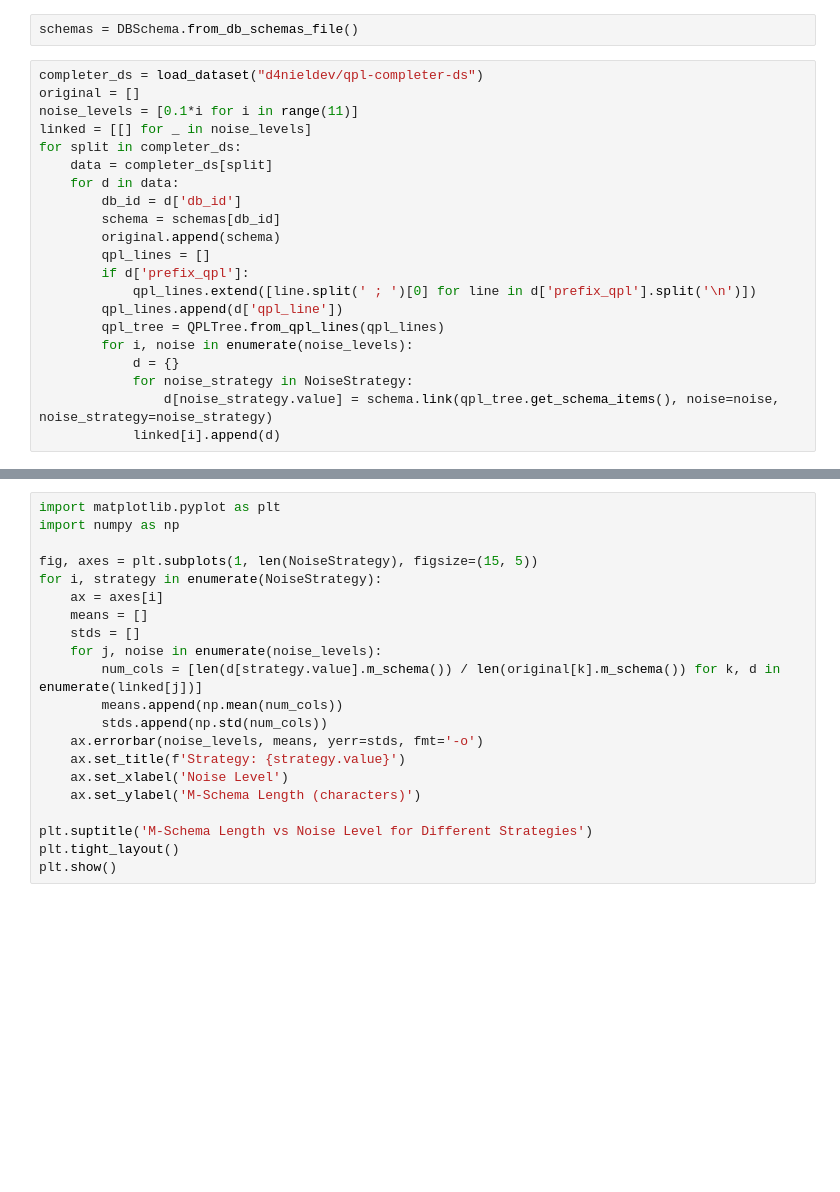
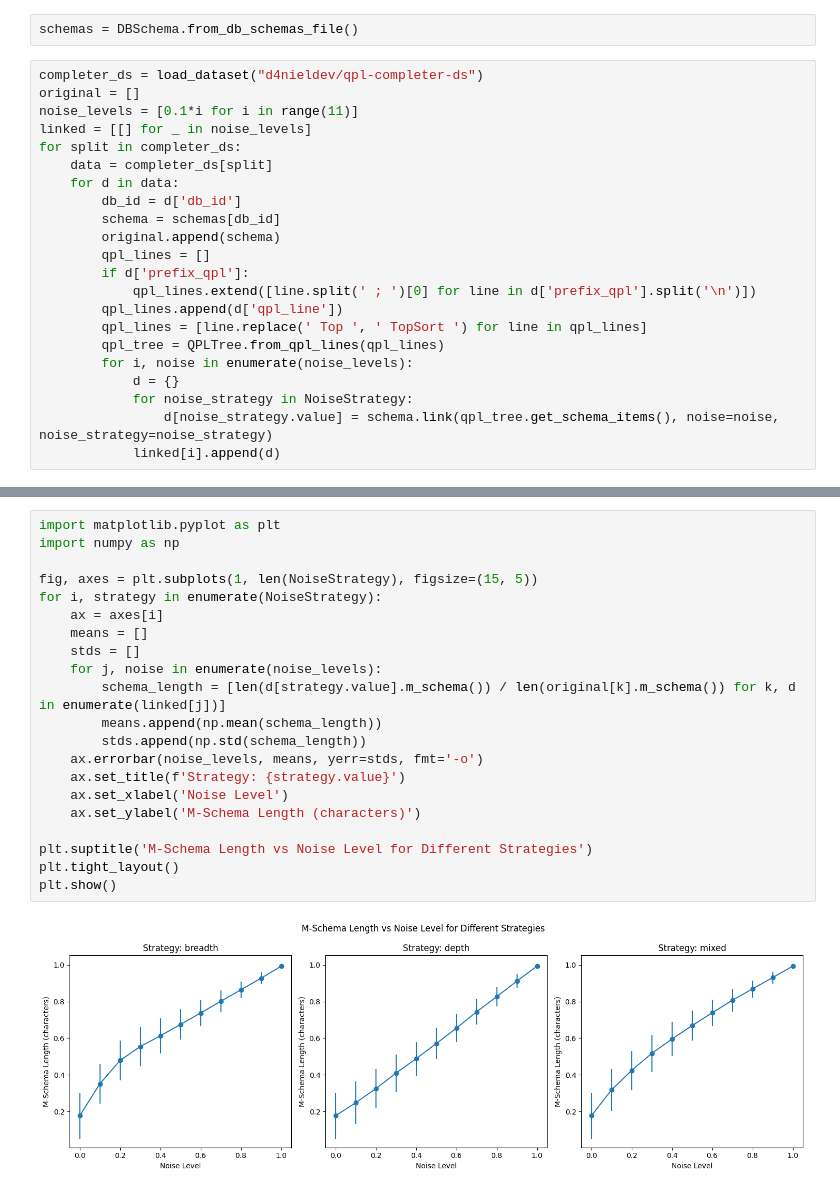
Before and after one commit to d4nieldev/finetune_llm, a Jupyter notebook: src/experiments/schema_linking/linked_schema_noiser.ipynb, the cells around one changed output, grey strips where cells are left out. Drawn from its saved outputs; the diff is of its cells as text; blank space fills up the shorter version.

```diff
--- a/src/experiments/schema_linking/linked_schema_noiser.ipynb
+++ b/src/experiments/schema_linking/linked_schema_noiser.ipynb
@@ -22,6 +22,7 @@ for split in completer_ds:
         if d['prefix_qpl']:
             qpl_lines.extend([line.split(' ; ')[0] for line in d['prefix_qpl'].split('\n')])
         qpl_lines.append(d['qpl_line'])
+        qpl_lines = [line.replace(' Top ', ' TopSort ') for line in qpl_lines]
         qpl_tree = QPLTree.from_qpl_lines(qpl_lines)
         for i, noise in enumerate(noise_levels):
             d = {}
@@ -52,21 +55,23 @@ plt.show()
 # %%
 import matplotlib.pyplot as plt
 import numpy as np
 
 fig, axes = plt.subplots(1, len(NoiseStrategy), figsize=(15, 5))
 for i, strategy in enumerate(NoiseStrategy):
     ax = axes[i]
     means = []
     stds = []
     for j, noise in enumerate(noise_levels):
-        num_cols = [len(d[strategy.value].m_schema()) / len(original[k].m_schema()) for k, d in enumerate(linked[j])]
-        means.append(np.mean(num_cols))
-        stds.append(np.std(num_cols))
+        schema_length = [len(d[strategy.value].m_schema()) / len(original[k].m_schema()) for k, d in enumerate(linked[j])]
+        means.append(np.mean(schema_length))
+        stds.append(np.std(schema_length))
     ax.errorbar(noise_levels, means, yerr=stds, fmt='-o')
     ax.set_title(f'Strategy: {strategy.value}')
     ax.set_xlabel('Noise Level')
     ax.set_ylabel('M-Schema Length (characters)')
 
 plt.suptitle('M-Schema Length vs Noise Level for Different Strategies')
 plt.tight_layout()
 plt.show()
+# %% [output]
+[figure, added]
```
Also changed, not shown: parts of 2 cells of this notebook.
